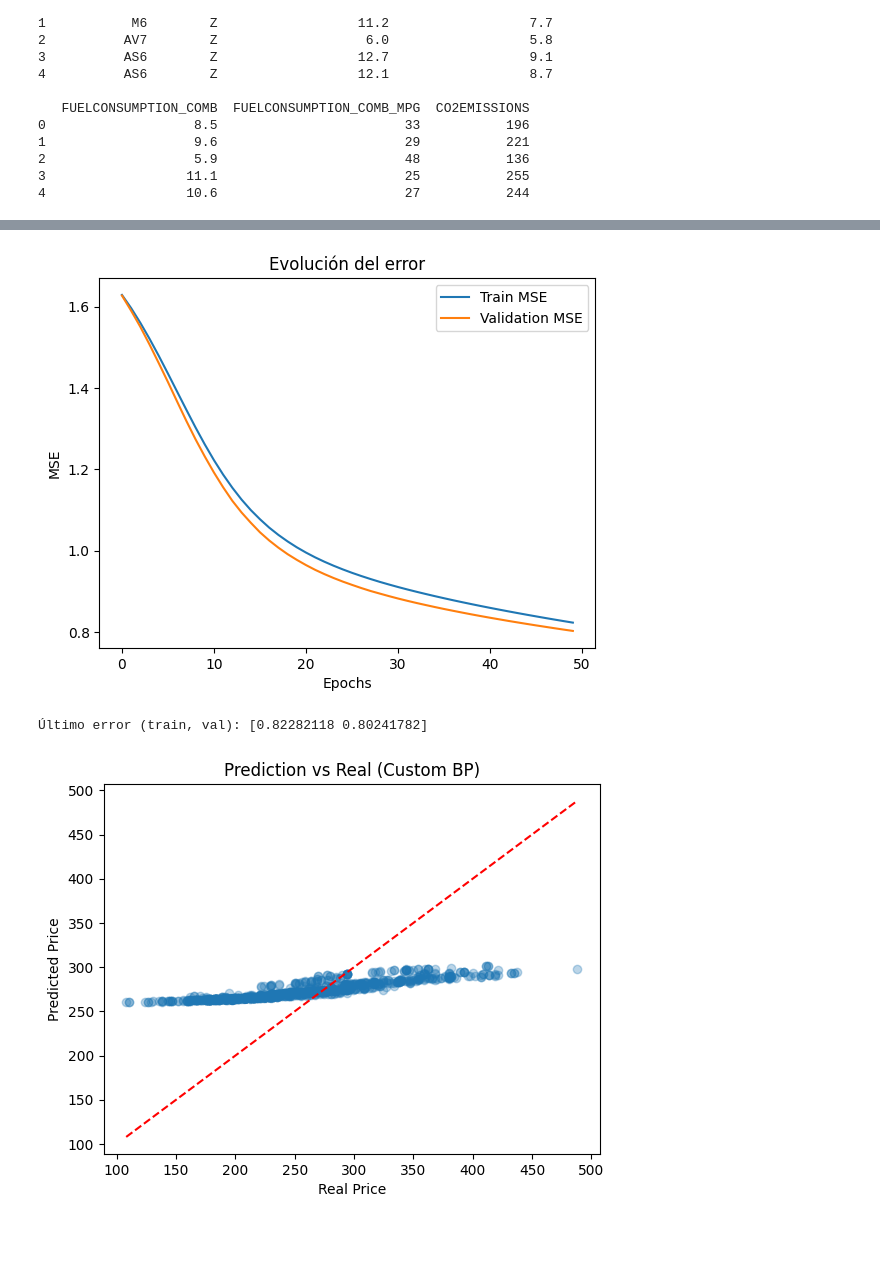
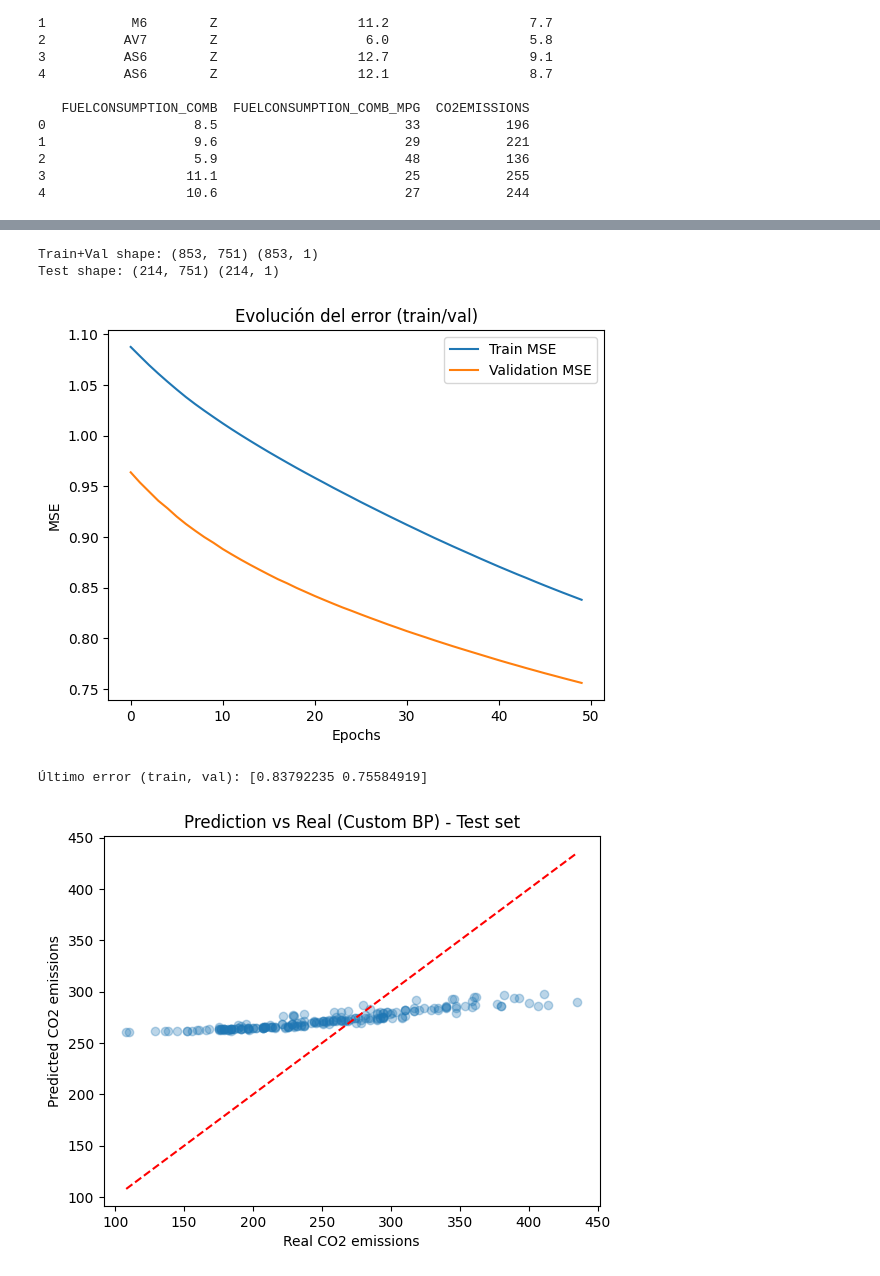
Before and after one commit to Aquiles29/NeuralAndEvo_Activitat1, a Jupyter notebook: notebooks/02_tests.ipynb, the cells around one changed output, grey strips where cells are left out. Drawn from its saved outputs; the diff is of its cells as text; code cells hidden in the pictures; blank space fills up the shorter version.

```diff
--- a/notebooks/02_tests.ipynb
+++ b/notebooks/02_tests.ipynb
@@ -83,10 +113,30 @@ y = y[idx]
 # %%
 #8
-if hasattr(X, "toarray"):
-    X = X.toarray()
+from sklearn.model_selection import train_test_split
+
+X_trainval, X_test, y_trainval, y_test = train_test_split(
+    X,
+    y,
+    test_size=0.2,
+    random_state=42,
+    shuffle=True
+)
+
+print("Train+Val shape:", X_trainval.shape, y_trainval.shape)
+print("Test shape:", X_test.shape, y_test.shape)
+
+# Normalización de y basada SOLO en train+val
+y_mean = y_trainval.mean()
+y_std = y_trainval.std()
+
+y_trainval_norm = (y_trainval - y_mean) / y_std
+y_test_norm = (y_test - y_mean) / y_std
+# %% [output]
+Train+Val shape: (853, 751) (853, 1)
+Test shape: (214, 751) (214, 1)
 # %%
 #9
-input_size = X.shape[1]
+input_size = X_trainval.shape[1]
 
 nn = NeuralNet(
     n_layers=3,
@@ -98,9 +148,12 @@ nn = NeuralNet(
     val_percent=0.2
 )
 
-nn.fit(X, y_norm)
-y_pred_norm = nn.predict(X)
-y_pred = y_pred_norm * y_std + y_mean
+# Entrenar SOLO con train+val normalizado
+nn.fit(X_trainval, y_trainval_norm)
+
+# Predicciones en el conjunto de TEST
+y_pred_norm_test = nn.predict(X_test)
+y_pred_test = y_pred_norm_test * y_std + y_mean
 # %%
 #10
 loss = nn.loss_epochs()
@@ -108,24 +161,25 @@ plt.plot(loss[:,0], label='Train MSE')
 plt.plot(loss[:,1], label='Validation MSE')
 plt.xlabel('Epochs')
 plt.ylabel('MSE')
-plt.title('Evolución del error')
+plt.title('Evolución del error (train/val)')
 plt.legend()
 plt.show()
 
 print("Último error (train, val):", loss[-1])
 # %% [output]
-[figure, old version]
+[figure, new version]
-Último error (train, val): [0.82282118 0.80241782]
+Último error (train, val): [0.83792235 0.75584919]
 # %%
 #11
-plt.scatter(y, y_pred, alpha=0.3)
-plt.plot([y.min(), y.max()], [y.min(), y.max()], 'r--')
-plt.xlabel('Real Price')
-plt.ylabel('Predicted Price')
-plt.title('Prediction vs Real (Custom BP)')
+plt.scatter(y_test, y_pred_test, alpha=0.3)
+plt.plot([y_test.min(), y_test.max()],
+         [y_test.min(), y_test.max()], 'r--')
+plt.xlabel('Real CO2 emissions')
+plt.ylabel('Predicted CO2 emissions')
+plt.title('Prediction vs Real (Custom BP) - Test set')
 plt.show()
 # %% [output]
-[figure, old version]
+[figure, new version]
 # %%
 #12
 param_grid = [
```
Also changed, not shown: parts of 18 cells of this notebook.
